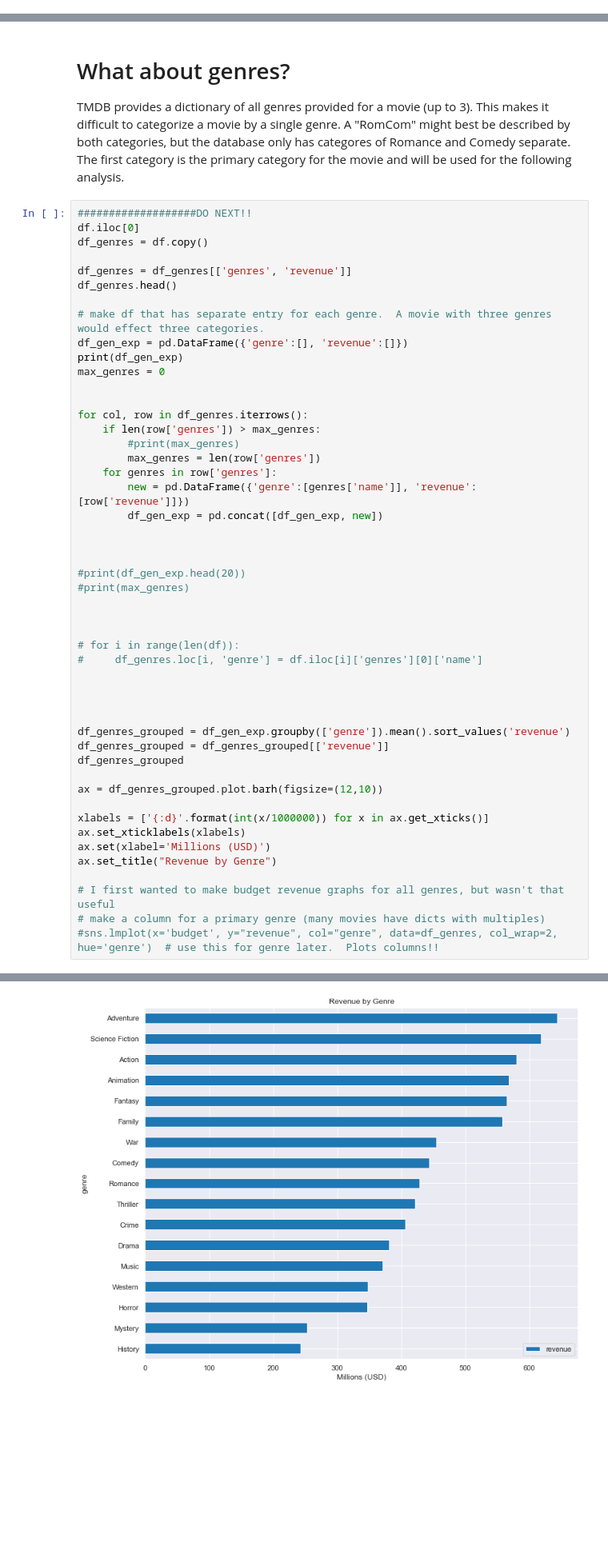
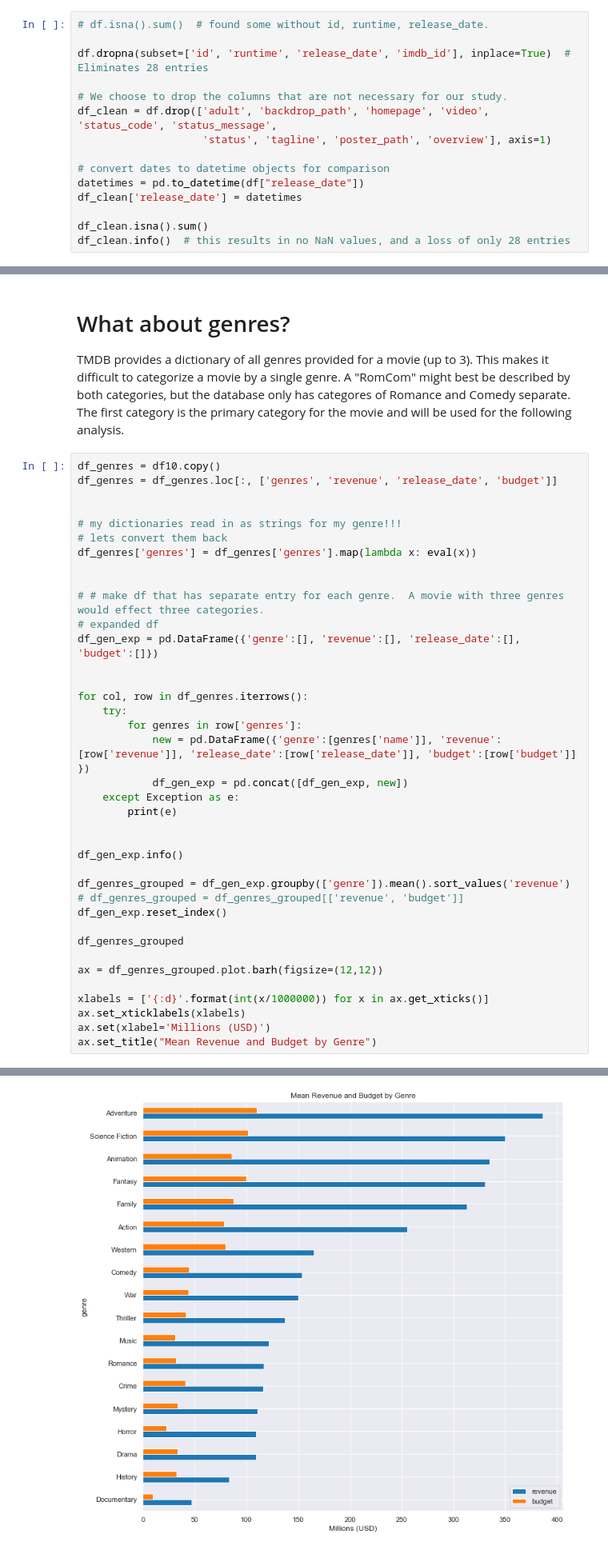
Before and after one commit to sciencelee/dsc-mod-1-project-v2-1-online-ds-sp-000, a Jupyter notebook: student.ipynb, the cells around one changed output, grey strips where cells are left out. Shown: that part at 80% size. Cells and saved outputs as stored; diff of their text form; blank space fills up the shorter version.

```diff
--- a/student.ipynb
+++ b/student.ipynb
@@ -187,0 +222,15 @@ all_movie_details
+# %%
+# df.isna().sum()  # found some without id, runtime, release_date.
+
+df.dropna(subset=['id', 'runtime', 'release_date', 'imdb_id'], inplace=True)  # Eliminates 28 entries
+
+# We choose to drop the columns that are not necessary for our study.
+df_clean = df.drop(['adult', 'backdrop_path', 'homepage', 'video', 'status_code', 'status_message',
+                    'status', 'tagline', 'poster_path', 'overview'], axis=1)
+
+# convert dates to datetime objects for comparison
+datetimes = pd.to_datetime(df["release_date"])
+df_clean['release_date'] = datetimes
+
+df_clean.isna().sum()
+df_clean.info()  # this results in no NaN values, and a loss of only 28 entries
@@ -525,52 +618,41 @@ ax.set(xlabel="Millions (USD))")
 
 TMDB provides a dictionary of all genres provided for a movie (up to 3).  This makes it difficult to categorize a movie by a single genre.  A "RomCom" might best be described by both categories, but the database only has categores of Romance and Comedy separate.  The first category is the primary category for the movie and will be used for the following analysis.
 # %%
-###################DO NEXT!!
-df.iloc[0]
-df_genres = df.copy()
+df_genres = df10.copy()
+df_genres = df_genres.loc[:, ['genres', 'revenue', 'release_date', 'budget']]
 
-df_genres = df_genres[['genres', 'revenue']]
-df_genres.head()
 
-# make df that has separate entry for each genre.  A movie with three genres would effect three categories.
-df_gen_exp = pd.DataFrame({'genre':[], 'revenue':[]})
-print(df_gen_exp)
-max_genres = 0
+# my dictionaries read in as strings for my genre!!!
+# lets convert them back
+df_genres['genres'] = df_genres['genres'].map(lambda x: eval(x))
+
+
+# # make df that has separate entry for each genre.  A movie with three genres would effect three categories.
+# expanded df
+df_gen_exp = pd.DataFrame({'genre':[], 'revenue':[], 'release_date':[], 'budget':[]})
 
 
 for col, row in df_genres.iterrows():
-    if len(row['genres']) > max_genres:
-        #print(max_genres)
-        max_genres = len(row['genres'])
-    for genres in row['genres']:
-        new = pd.DataFrame({'genre':[genres['name']], 'revenue':[row['revenue']]})
-        df_gen_exp = pd.concat([df_gen_exp, new])
+    try:
+        for genres in row['genres']:
+            new = pd.DataFrame({'genre':[genres['name']], 'revenue':[row['revenue']], 'release_date':[row['release_date']], 'budget':[row['budget']] })
+            df_gen_exp = pd.concat([df_gen_exp, new])
+    except Exception as e:
+        print(e)
 
 
-
-#print(df_gen_exp.head(20))
-#print(max_genres)
-
-
-
-# for i in range(len(df)):
-#     df_genres.loc[i, 'genre'] = df.iloc[i]['genres'][0]['name']
-
-
-
+df_gen_exp.info()
 
 df_genres_grouped = df_gen_exp.groupby(['genre']).mean().sort_values('revenue')
-df_genres_grouped = df_genres_grouped[['revenue']]
+# df_genres_grouped = df_genres_grouped[['revenue', 'budget']]
+df_gen_exp.reset_index()
+
 df_genres_grouped
 
-ax = df_genres_grouped.plot.barh(figsize=(12,10))
+ax = df_genres_grouped.plot.barh(figsize=(12,12))
 
 xlabels = ['{:d}'.format(int(x/1000000)) for x in ax.get_xticks()]
 ax.set_xticklabels(xlabels)
 ax.set(xlabel='Millions (USD)')
-ax.set_title("Revenue by Genre")
-
-# I first wanted to make budget revenue graphs for all genres, but wasn't that useful
-# make a column for a primary genre (many movies have dicts with multiples)
-#sns.lmplot(x='budget', y="revenue", col="genre", data=df_genres, col_wrap=2, hue='genre')  # use this for genre later.  Plots columns!!
+ax.set_title("Mean Revenue and Budget by Genre")
 # %% [output]
@@ -581 +669 @@ Text(0.5, 1.0, 'Revenue by Genre')
-[figure, old version]
+[figure, new version]
```
Also changed, not shown: parts of 50 cells of this notebook, 1 other file.
